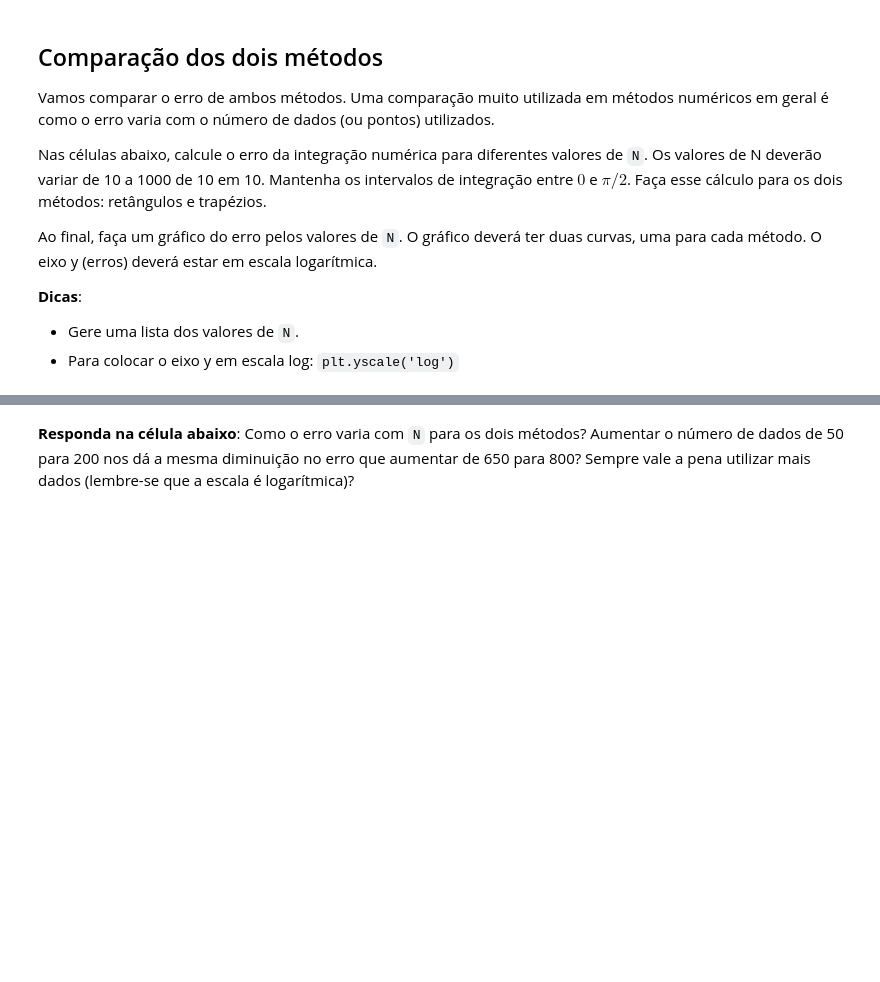
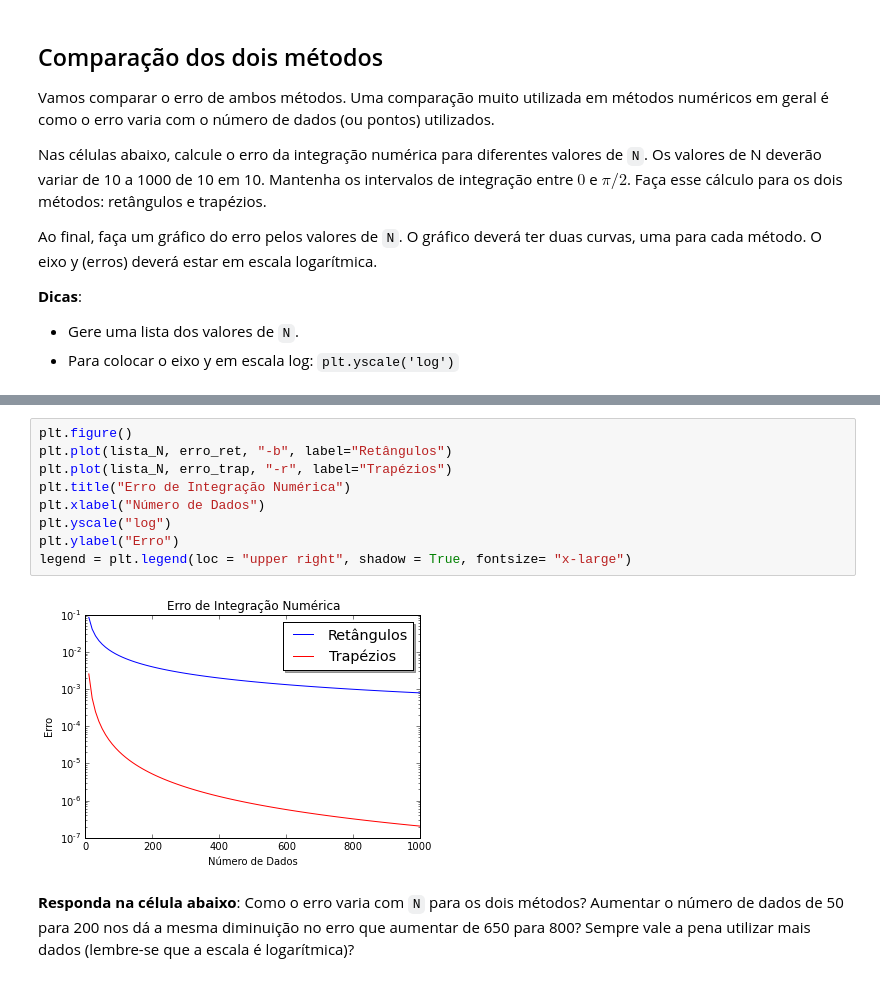
Before and after one commit to mat-esp-2015/integracao-carolline-fernanda-daniel, a Jupyter notebook: tarefa-integracao.ipynb, the cells around one changed output, grey strips where cells are left out. Drawn from its saved outputs; the diff is of its cells as text; blank space fills up the shorter version.

Commit message:
Comparação dos dois métodos e gráfico de erro concluído

```diff
--- a/tarefa-integracao.ipynb
+++ b/tarefa-integracao.ipynb
@@ -181,3 +223,14 @@ Ao final, faça um gráfico do erro pelos valores de `N`. O gráfico deverá ter
+# %%
+plt.figure()
+plt.plot(lista_N, erro_ret, "-b", label="Retângulos")
+plt.plot(lista_N, erro_trap, "-r", label="Trapézios")
+plt.title("Erro de Integração Numérica")
+plt.xlabel("Número de Dados")
+plt.yscale("log")
+plt.ylabel("Erro")
+legend = plt.legend(loc = "upper right", shadow = True, fontsize= "x-large")
+# %% [output]
+[figure, added]
 # %% [markdown]
 **Responda na célula abaixo**: Como o erro varia com `N` para os dois métodos? Aumentar o número de dados de 50 para 200 nos dá a mesma diminuição no erro que aumentar de 650 para 800? Sempre vale a pena utilizar mais dados (lembre-se que a escala é logarítmica)?
 # %% [markdown]
```
Also changed, not shown: parts of 1 cell of this notebook.
